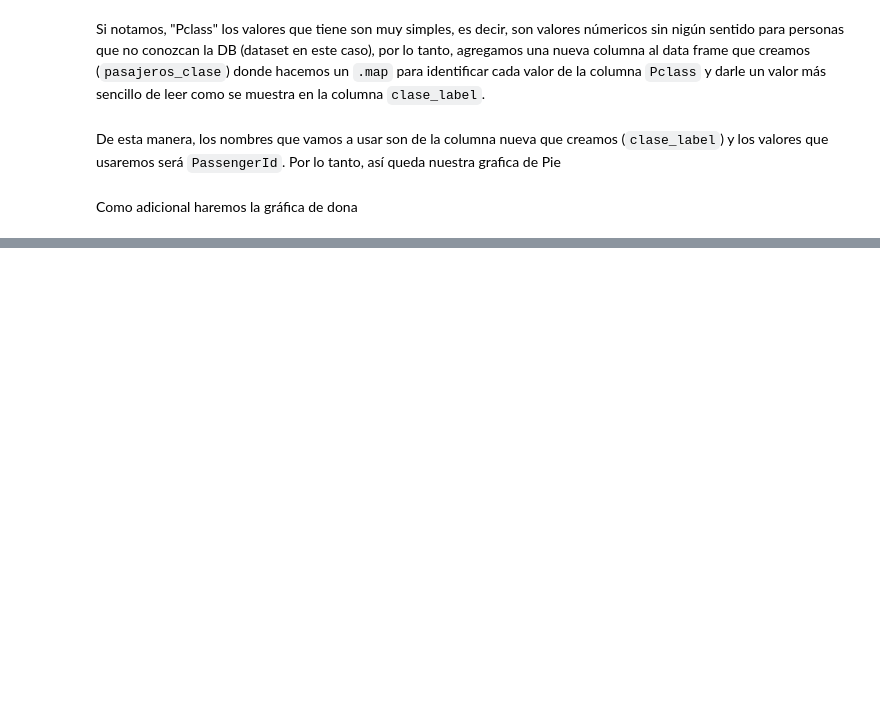
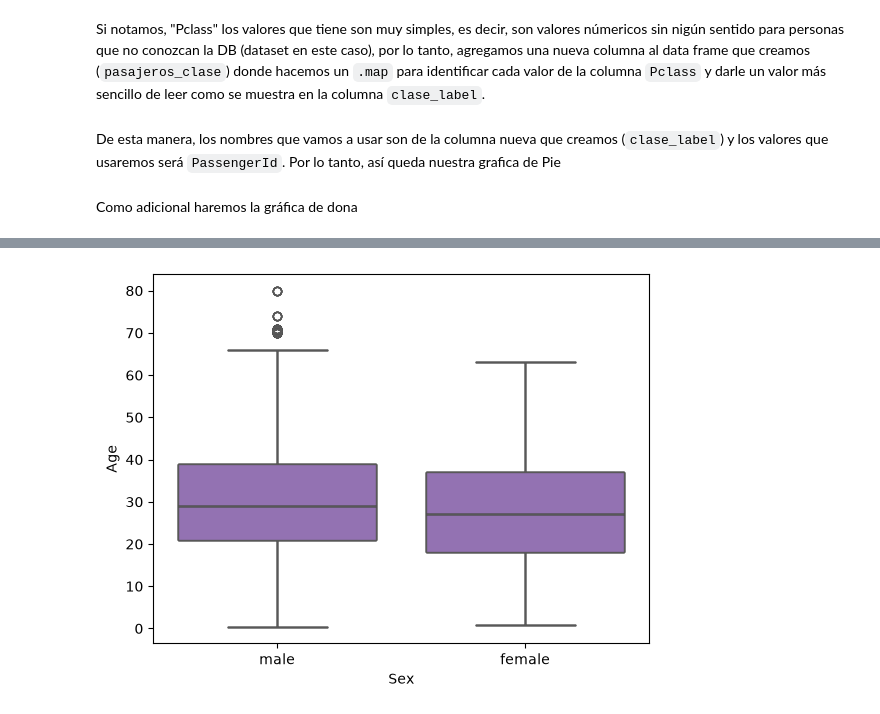
Before and after one commit to Agllpz73/Analisis-de-Datos-Curso, a Jupyter notebook: Visualizaciones/cuaderno_visualizaciones.ipynb, the cells around one changed output, grey strips where cells are left out. Cells and saved outputs as stored; diff of their text form; code cells hidden in the pictures; blank space fills up the shorter version.

```diff
--- a/Visualizaciones/cuaderno_visualizaciones.ipynb
+++ b/Visualizaciones/cuaderno_visualizaciones.ipynb
@@ -186,0 +243,10 @@ figura_clase.show()
+# %%
+sns.boxplot(
+    df_cajones,
+    x = 'Sex',
+    y = 'Age'
+)
+
+plt.show()
+# %% [output]
+[figure, added]
```
Also changed, not shown: parts of 12 cells of this notebook.
